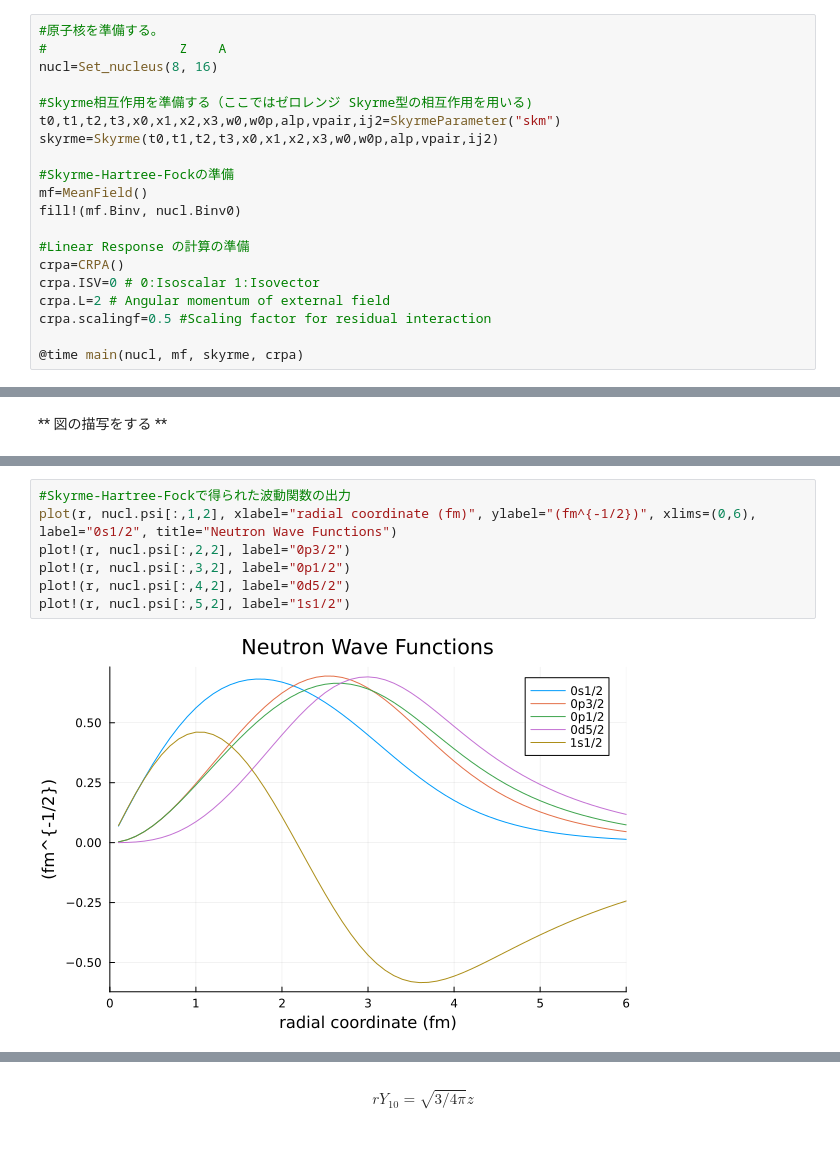
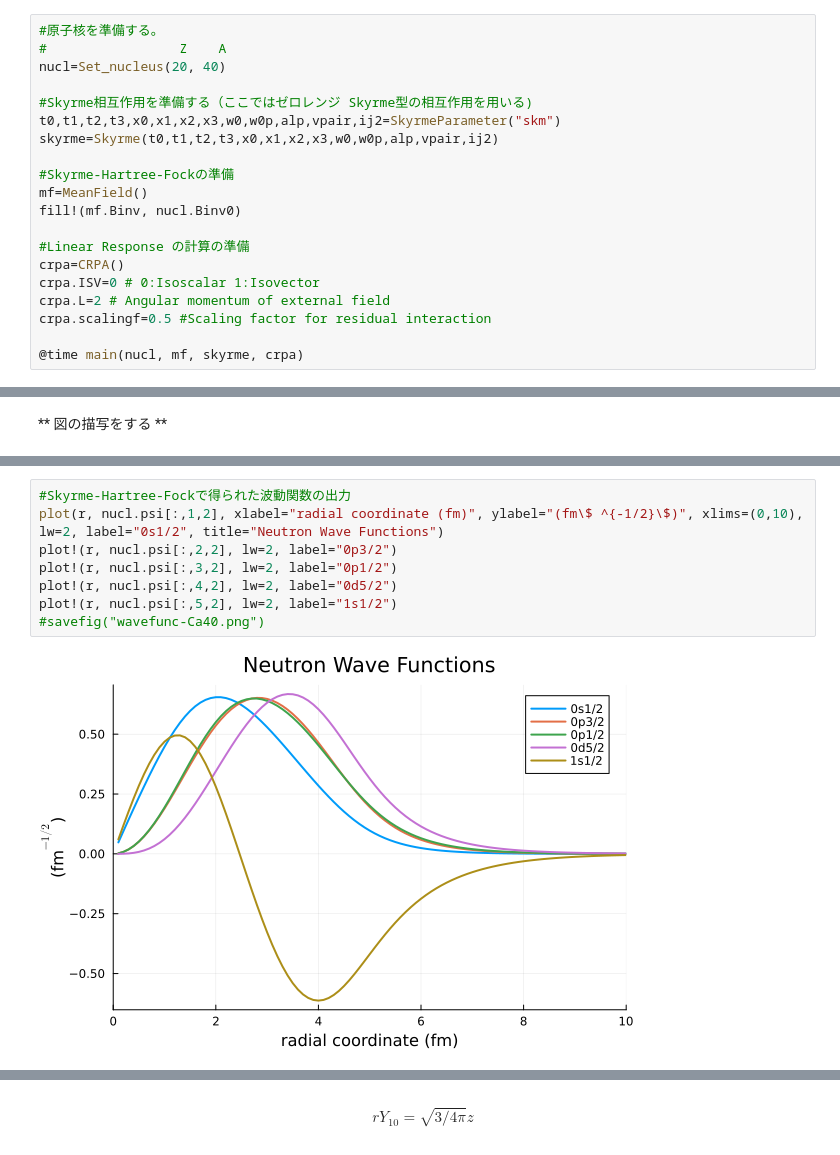
Before and after one commit to FutoshiMinato/JuliRPA, a Jupyter notebook: main.ipynb, the cells around one changed output, grey strips where cells are left out. Drawn from its saved outputs; the diff is of its cells as text.

```diff
--- a/main.ipynb
+++ b/main.ipynb
@@ -40,7 +42,7 @@ main (generic function with 1 method)
 # %%
 #原子核を準備する。
 #                 Z    A
-nucl=Set_nucleus(8, 16)
+nucl=Set_nucleus(20, 40)
 
 #Skyrme相互作用を準備する（ここではゼロレンジ Skyrme型の相互作用を用いる)
 t0,t1,t2,t3,x0,x1,x2,x3,w0,w0p,alp,vpair,ij2=SkyrmeParameter("skm")
@@ -93,12 +101,13 @@ LoadError: UndefVarError: `nucl` not defined
 # %%
 #Skyrme-Hartree-Fockで得られた波動関数の出力
-plot(r, nucl.psi[:,1,2], xlabel="radial coordinate (fm)", ylabel="(fm^{-1/2})", xlims=(0,6), label="0s1/2", title="Neutron Wave Functions")
-plot!(r, nucl.psi[:,2,2], label="0p3/2")
-plot!(r, nucl.psi[:,3,2], label="0p1/2")
-plot!(r, nucl.psi[:,4,2], label="0d5/2")
-plot!(r, nucl.psi[:,5,2], label="1s1/2")
+plot(r, nucl.psi[:,1,2], xlabel="radial coordinate (fm)", ylabel="(fm\$ ^{-1/2}\$)", xlims=(0,10), lw=2, label="0s1/2", title="Neutron Wave Functions")
+plot!(r, nucl.psi[:,2,2], lw=2, label="0p3/2")
+plot!(r, nucl.psi[:,3,2], lw=2, label="0p1/2")
+plot!(r, nucl.psi[:,4,2], lw=2, label="0d5/2")
+plot!(r, nucl.psi[:,5,2], lw=2, label="1s1/2")
+#savefig("wavefunc-Ca40.png")
 # %% [output]
-[figure, old version]
+[figure, new version]
 # %%
 #Cotinuume-RPAで遷移強度の出力
 plot(crpa.ex, crpa.str_free, xlabel="Excitation Energy (MeV)", ylabel="Transition Strength (fm^{2})", xlims=(0,50), label="free", title="Dipole Transition Strength")
```
Also changed, not shown: parts of 7 cells of this notebook, 2 other files.
